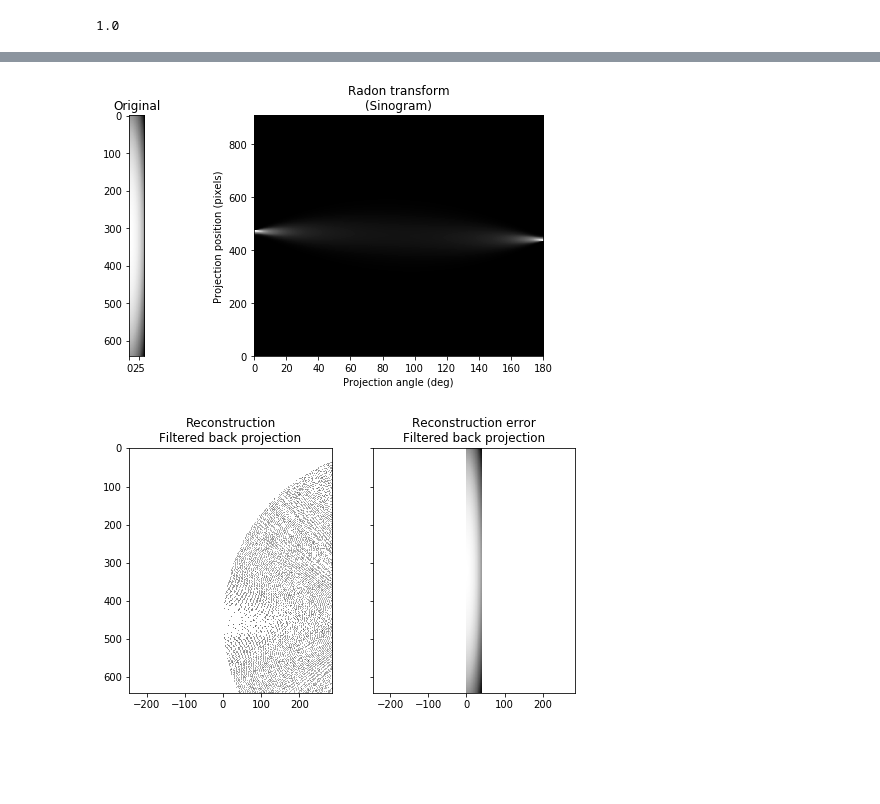
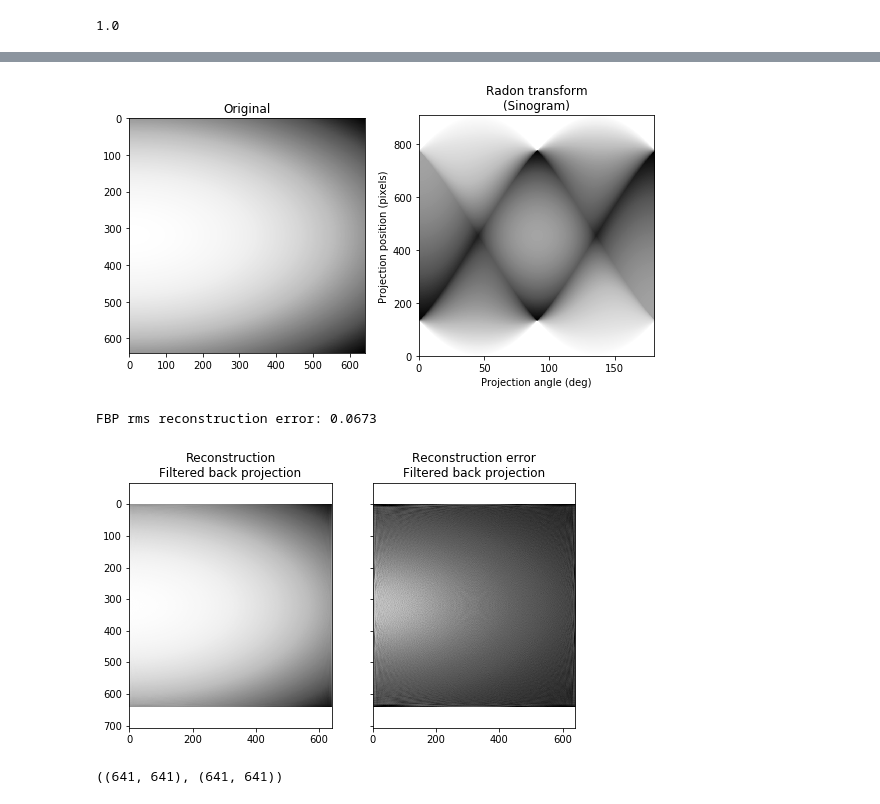
Before and after one commit to jprchlik/faraday_cup_int, a Jupyter notebook: wind_eff_area/tomography_example.ipynb, the cells around one changed output, grey strips where cells are left out. Drawn from its saved outputs; the diff is of its cells as text; code cells hidden in the pictures; blank space fills up the shorter version.

```diff
--- a/wind_eff_area/tomography_example.ipynb
+++ b/wind_eff_area/tomography_example.ipynb
@@ -30,7 +30,8 @@ print(np.sqrt(np.sum(mag_par**2)))
 samp = 4.5e1
 # %%
 #make a discrete VDF given plasma parameters and magnetic field parameters
-dis_vdf = mdv.make_discrete_vdf(pls_par,mag_par,pres=1.00,qres=1.00,clip=4.)
+#Need to try to make grid square for radon transformations
+dis_vdf = mdv.make_discrete_vdf(pls_par,mag_par,pres=1.00,qres=1.00/16.,clip=4.)
 # %%
 #get random angles of faraday cup in phi and theta
 #number of fc cups
@@ -134,7 +135,7 @@ SVD Guess
 #First due dummy easy case with Radon and inverse radon projections
 from skimage.transform import iradon, radon
 rad_theta = np.linspace(0., 180., max(dis_vdf['vdf'].shape), endpoint=False)
-sinogram = radon(dis_vdf['vdf'], theta=rad_theta, circle=False)
+sinogram = radon(np.log10(dis_vdf['vdf']), theta=rad_theta, circle=False)
 # %%
 #plot
 fig, (ax1, ax2) = plt.subplots(1, 2, figsize=(8, 4.5))
@@ -151,22 +152,28 @@ ax2.imshow(sinogram, cmap=plt.cm.Greys_r,
 fig.tight_layout()
 plt.show()
 # %% [output]
-[figure, old version]
+[figure, new version]
 # %%
 #Use inverse Radon transformation to reconstruct the image
-reconstruction = iradon(sinogram, theta=rad_theta, circle=True)
+reconstruction = iradon(sinogram, theta=rad_theta, circle=False)
 # %%
 #plot the differences
-#error = reconstruction - dis_vdf['vdf']
-#print('FBP rms reconstruction error: %.3g' % np.sqrt(np.mean(error**2)))
+error = np.abs((reconstruction - np.log10(dis_vdf['vdf']))/np.log10(dis_vdf['vdf']))
+print('FBP rms reconstruction error: %.3g' % np.sqrt(np.mean(error**2)))
 
-imkwargs = dict(vmin=-0.2, vmax=0.2)
+imkwargs = dict(vmin=0.0, vmax=.2)
 fig, (ax1, ax2) = plt.subplots(1, 2, figsize=(8, 4.5),
                                sharex=True, sharey=True)
 ax1.set_title("Reconstruction\nFiltered back projection")
-ax1.imshow(np.log10(reconstruction), cmap=plt.cm.Greys_r)
+ax1.imshow(reconstruction, cmap=plt.cm.Greys_r)
 ax2.set_title("Reconstruction error\nFiltered back projection")
-ax2.imshow(np.log10(dis_vdf['vdf']), cmap=plt.cm.Greys_r)
+ax2.imshow(error, cmap=plt.cm.Greys_r,**imkwargs)
 plt.show()
 # %% [output]
+FBP rms reconstruction error: 0.0673
-[figure, old version]
+[figure, new version]
+# %%
+print(dis_vdf['vdf'].shape, reconstruction.shape)
+image = dis_vdf['vdf']
+# %% [output]
+((641, 641), (641, 641))
```
Also changed, not shown: parts of 4 cells of this notebook.
